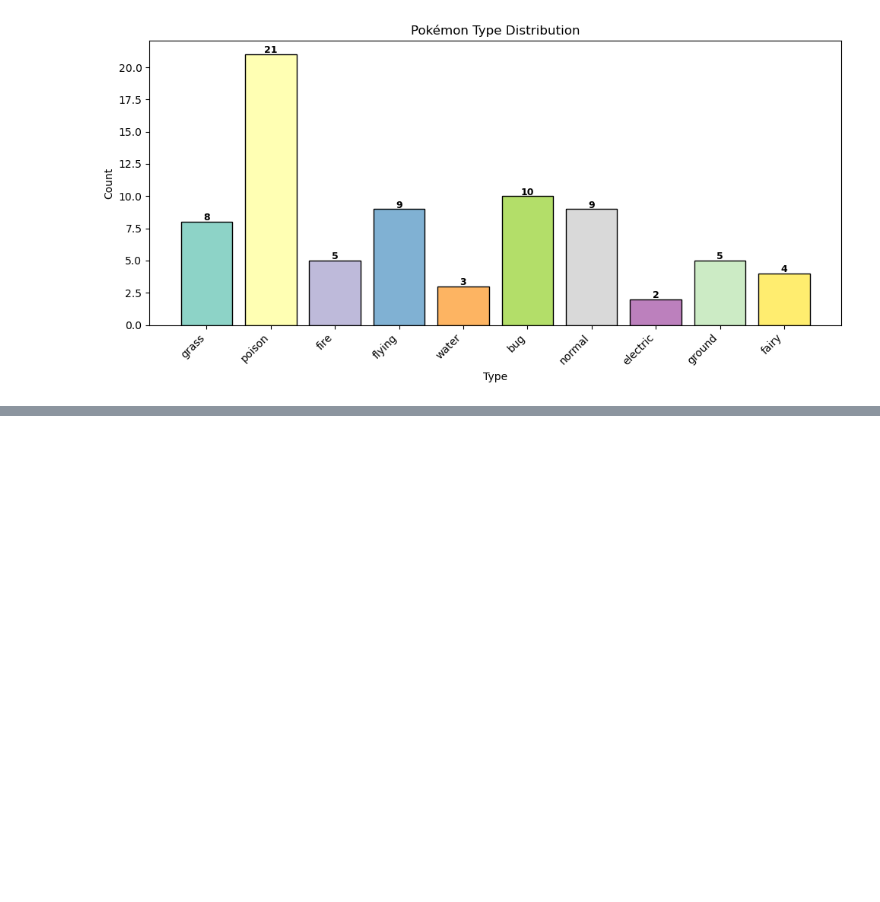
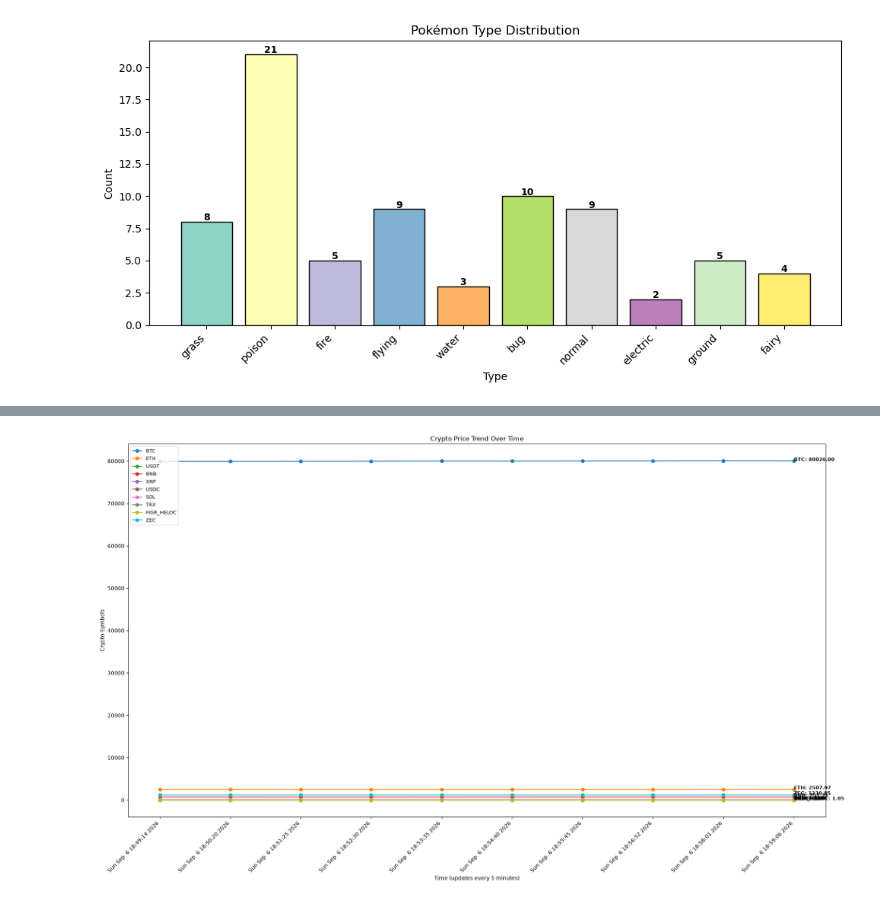
Before and after one commit to KefyalewAbaroro/advanced-Python-practices, a Jupyter notebook: API.ipynb, the cells around one changed output, grey strips where cells are left out. Saved outputs shown, nothing was run; the diff lists cells and outputs as text; code cells hidden in the pictures; blank space fills up the shorter version.

```diff
--- a/API.ipynb
+++ b/API.ipynb
@@ -753,0 +760,79 @@ live_dashboard()
+# %%
+# Live Crypto Dashboard (X = Price Trend, Y = Crypto Symbols)
+import requests
+import pandas as pd
+import matplotlib.pyplot as plt
+import numpy as np
+import time
+from IPython import display
+
+# Historical storage
+price_history = {}
+timestamps = []
+
+def fetch_crypto():
+    url = "https://api.coingecko.com/api/v3/coins/markets"
+    params = {
+        "vs_currency": "usd",
+        "per_page": 10,
+        "page": 1
+    }
+    response = requests.get(url, params=params)
+    if response.status_code == 200:
+        return pd.DataFrame(response.json())
+    else:
+        print("Error:", response.status_code)
+        return None
+
+def live_dashboard():
+    while True:
+        df = fetch_crypto()
+        if df is None:
+            time.sleep(1 * 60)
+            continue
+
+        names = df["symbol"].str.upper()     # crypto symbols
+        prices = df["current_price"]
+
+        # Store timestamp
+        timestamps.append(time.ctime())
+
+        # Store history for each coin
+        for i, sym in enumerate(names):
+            price_history.setdefault(sym, []).append(prices[i])
+
+        fig = plt.figure(figsize=(20, 12))
+
+        # ---------------- PRICE TREND (Horizontal Line Chart) ----------------
+        ax = fig.add_subplot(1, 1, 1)
+
+        for sym in names:
+            ax.plot(price_history[sym], marker='o', label=sym)
+
+            # Add labels on last point only
+            last_x = len(price_history[sym]) - 1
+            last_y = price_history[sym][-1]
+            ax.text(last_x, last_y, f"{sym}: {last_y:.2f}",
+                    fontsize=9, fontweight='bold')
+
+        ax.set_title("Crypto Price Trend Over Time")
+        ax.set_xlabel("Time (updates every 5 minutes)")
+        ax.set_ylabel("Crypto Symbols")
+        ax.set_xticks(range(len(timestamps)))
+        ax.set_xticklabels(timestamps, rotation=45, ha="right")
+        ax.legend(loc="upper left", fontsize=9)
+
+        plt.tight_layout()
+
+        # REFRESH DASHBOARD
+        display.clear_output(wait=True)
+        display.display(fig)
+
+        print("Updated at:", time.ctime())
+
+        time.sleep(1 * 60)  # refresh every 1 minutes
+
+# Run the dashboard
+live_dashboard()
+# %% [output]
+[figure, added]
```
Also changed, not shown: parts of 7 cells of this notebook.
